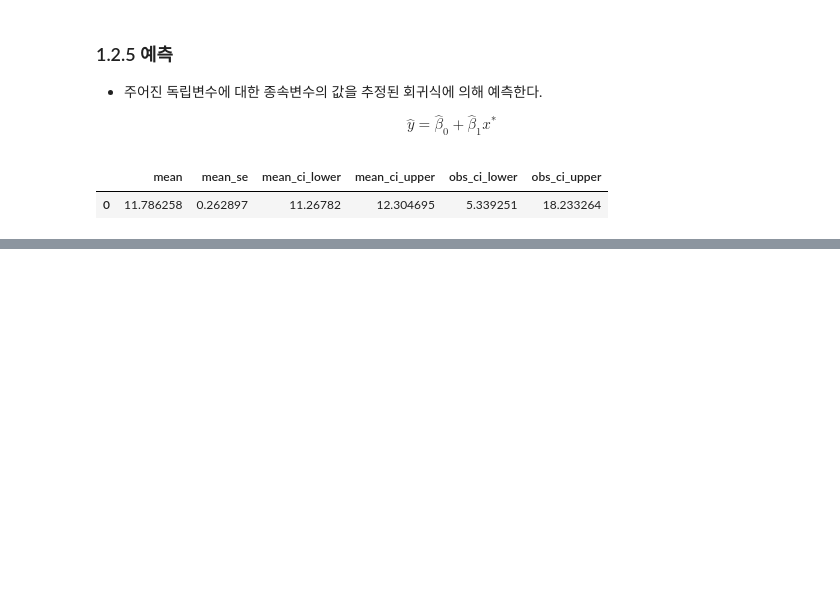
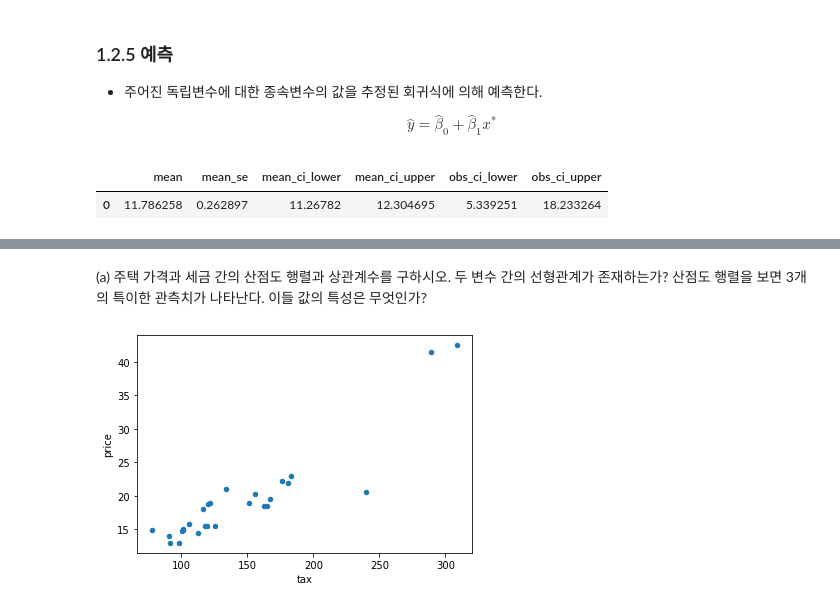
Before and after one commit to luckyspia/TIL, a Jupyter notebook: Statisic_Analysis/01.Simple_Linear_Regression.ipynb, the cells around one changed output, grey strips where cells are left out. Saved outputs shown, nothing was run; the diff lists cells and outputs as text; code cells hidden in the pictures; blank space fills up the shorter version.

```diff
--- a/Statisic_Analysis/01.Simple_Linear_Regression.ipynb
+++ b/Statisic_Analysis/01.Simple_Linear_Regression.ipynb
@@ -661,0 +206,3 @@ VIF of Limit : 160.59287978597942
+# %%
+data = pd.read_csv("./data/houseprice.csv")
+data.head()
@@ -661,0 +216,7 @@ VIF of Limit : 160.59287978597942
+# %% [markdown]
+(a)  주택 가격과 세금 간의 산점도 행렬과 상관계수를 구하시오. 두 변수 간의 선형관계가 존재하는가? 산점도 행렬을 보면 3개의 특이한 관측치가 나타난다. 이들 값의 특성은 무엇인가?
+# %%
+data.plot.scatter('tax', 'price') # = data.plot(x="tax", y="price", kind="scatter")
+plt.show()
+# %% [output]
+[figure, added]
```
Also changed, not shown: parts of 85 cells of this notebook.
